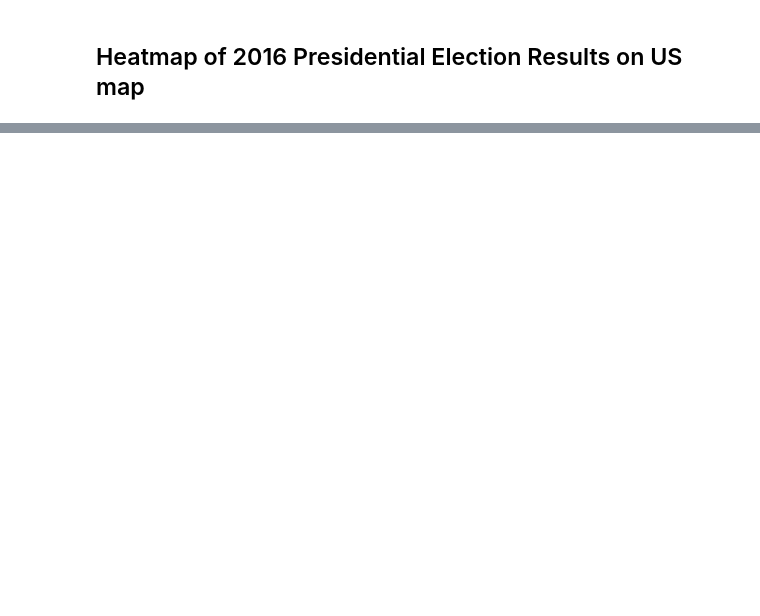
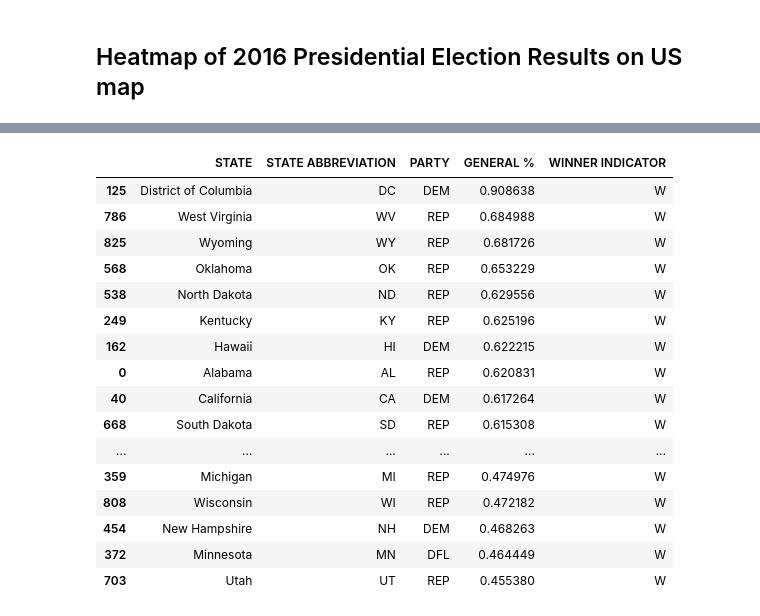
Before and after one commit to SandraLeriche/us-elections, a Jupyter notebook: Python_scripts/2016vs2020_US_heatmap.ipynb, the cells around one changed output, grey strips where cells are left out. Saved outputs shown, nothing was run; the diff lists cells and outputs as text; code cells hidden in the pictures; blank space fills up the shorter version.

```diff
--- a/Python_scripts/2016vs2020_US_heatmap.ipynb
+++ b/Python_scripts/2016vs2020_US_heatmap.ipynb
@@ -206,3 +187,24 @@ p_res
+# %%
+p_res = p_res.drop_duplicates(subset=['STATE'], keep='first')
+p_res
+# %% [output]
+|  | STATE | STATE ABBREVIATION | PARTY | GENERAL % | WINNER INDICATOR |
+| 125 | District of Columbia | DC | DEM | 0.908638 | W |
+| 786 | West Virginia | WV | REP | 0.684988 | W |
+| 825 | Wyoming | WY | REP | 0.681726 | W |
+| 568 | Oklahoma | OK | REP | 0.653229 | W |
+| 538 | North Dakota | ND | REP | 0.629556 | W |
+| 249 | Kentucky | KY | REP | 0.625196 | W |
+| 162 | Hawaii | HI | DEM | 0.622215 | W |
+| 0 | Alabama | AL | REP | 0.620831 | W |
+| 40 | California | CA | DEM | 0.617264 | W |
+| 668 | South Dakota | SD | REP | 0.615308 | W |
+| ... | ... | ... | ... | ... | ... |
+| 359 | Michigan | MI | REP | 0.474976 | W |
+| 808 | Wisconsin | WI | REP | 0.472182 | W |
+| 454 | New Hampshire | NH | DEM | 0.468263 | W |
+| 372 | Minnesota | MN | DFL | 0.464449 | W |
+| 703 | Utah | UT | REP | 0.455380 | W |
 # %%
 p_res['Party Lean Percentage'] = np.where((p_res['PARTY'] == 'REP'),
                                        p_res['GENERAL %']*-1, p_res['GENERAL %'])
```
Also changed, not shown: parts of 8 cells of this notebook, 2 other files.
